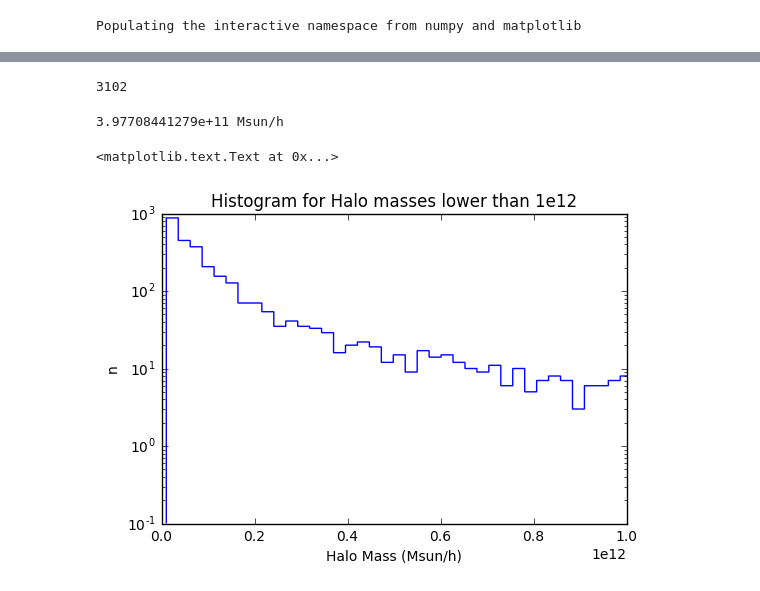
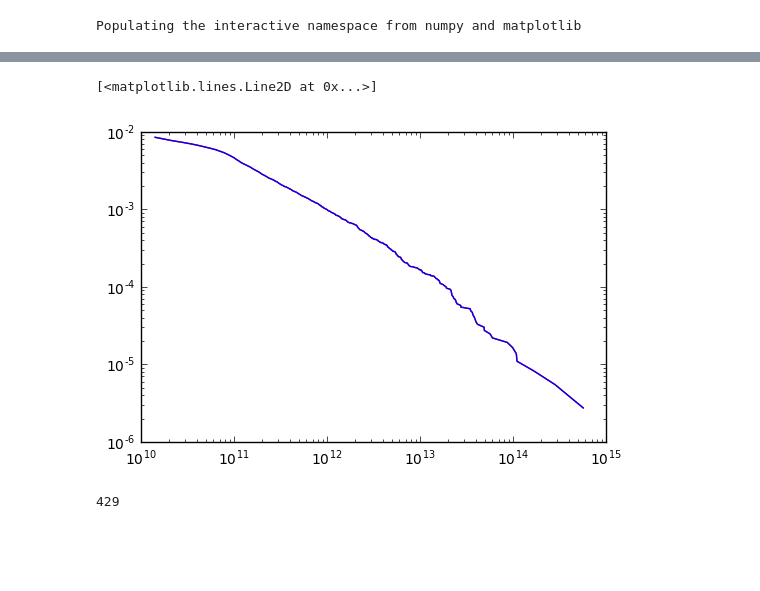
Before and after one commit to olegs22/Simulations, a Jupyter notebook: Yt_vis.ipynb, the cells around one changed output, grey strips where cells are left out. Drawn from its saved outputs; the diff is of its cells as text; code cells hidden in the pictures; blank space fills up the shorter version.

```diff
--- a/Yt_vis.ipynb
+++ b/Yt_vis.ipynb
@@ -109,19 +160,11 @@ print min(Halo_mass), max(Halo_mass)
+# %%
+plt.figure()
+plt.loglog(m_halos,n_density,'r')
+plt.loglog(hmf.masses_sim, hmf.n_cumulative_sim)
+# %% [output]
+[<matplotlib.lines.Line2D at 0x...>]
+[figure, added]
 # %%
-print np.size(Halo_mass)
+print hmf.n_cumulative_sim.size
 # %% [output]
-3102
+429
-# %%
-n = max(Halo_mass)/min(Halo_mass)
-binin = (max(Halo_mass) - min(Halo_mass))/1e3
-print binin
-# %% [output]
-3.97708441279e+11 Msun/h
-# %%
-n2, bins, patches = plt.hist(Halo_mass, bins = 'auto', histtype='step',log=True)
-plt.axis([0., 1e12, 0.,1e3])
-plt.xlabel('Halo Mass (Msun/h)')
-plt.ylabel('n')
-plt.title('Histogram for Halo masses lower than 1e12')
-# %% [output]
-<matplotlib.text.Text at 0x...>
-[figure, removed]
```
Also changed, not shown: parts of 21 cells of this notebook.
